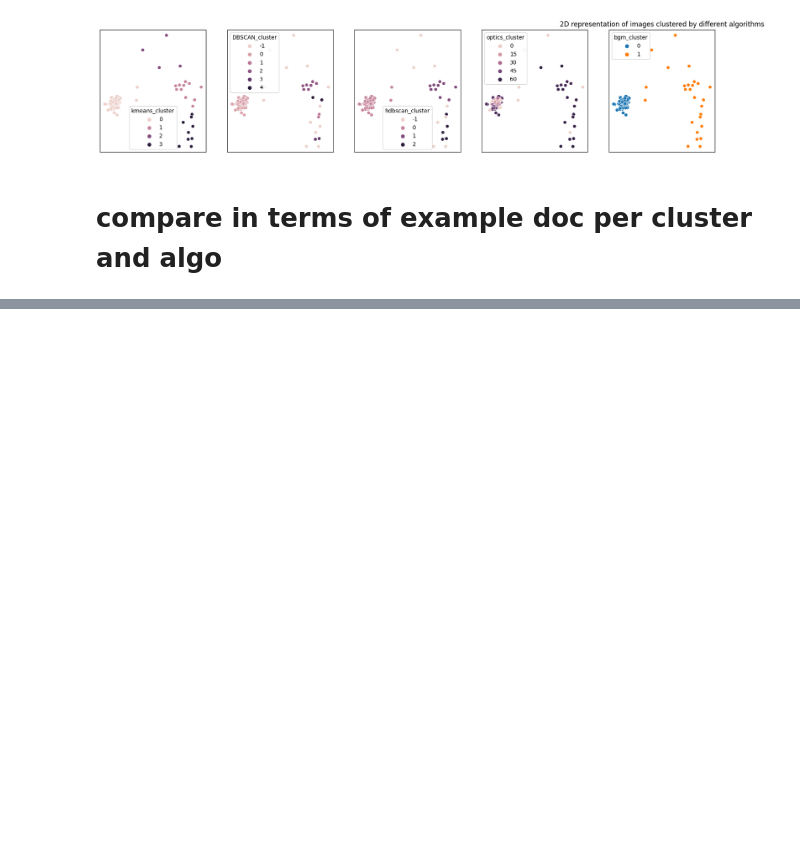
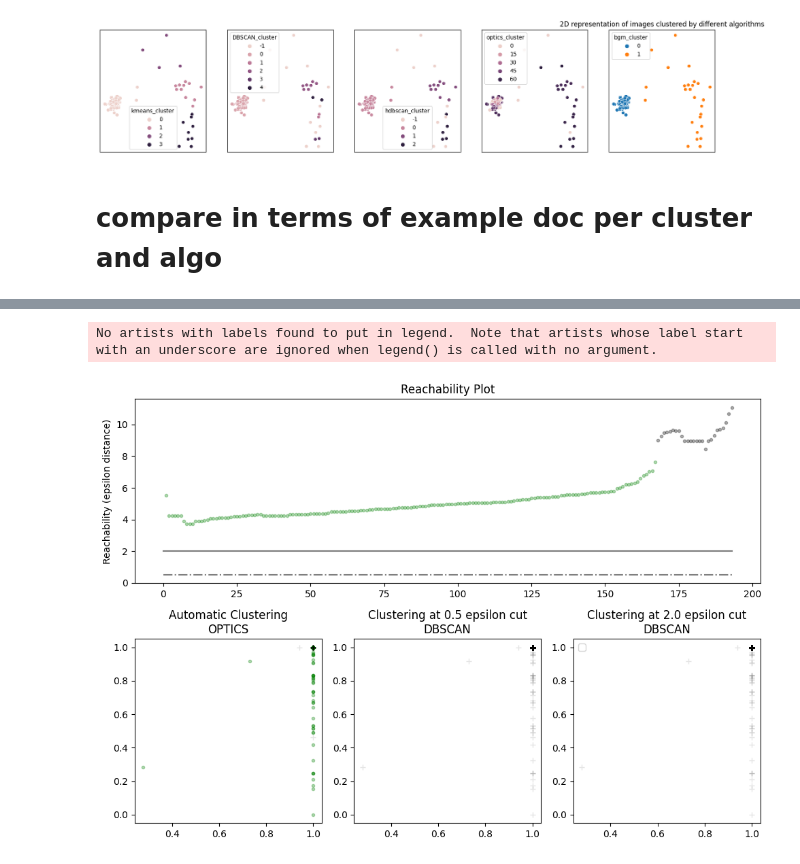
Before and after one commit to KlaraGtknst/topic-analysis-text-data, a Jupyter notebook: image_clustering.ipynb, the cells around one changed output, grey strips where cells are left out. Saved outputs shown, nothing was run; the diff lists cells and outputs as text; code cells hidden in the pictures; blank space fills up the shorter version.

Commit message:
feat: different OPTICS settings

```diff
--- a/image_clustering.ipynb
+++ b/image_clustering.ipynb
@@ -260,0 +321,78 @@ for algo in algos:
+# %%
+import matplotlib.gridspec as gridspec
+import matplotlib.pyplot as plt
+import numpy as np
+
+from sklearn.cluster import OPTICS, cluster_optics_dbscan
+
+
+# Run the fit
+clust = OPTICS(min_samples=10)
+clust.fit(documents)
+
+labels_050 = cluster_optics_dbscan(
+    reachability=clust.reachability_,
+    core_distances=clust.core_distances_,
+    ordering=clust.ordering_,
+    eps=0.5,
+)
+labels_200 = cluster_optics_dbscan(
+    reachability=clust.reachability_,
+    core_distances=clust.core_distances_,
+    ordering=clust.ordering_,
+    eps=2,
+)
+
+space = np.arange(len(documents))
+reachability = clust.reachability_[clust.ordering_]
+labels = clust.labels_[clust.ordering_]
+
+plt.figure(figsize=(10, 7))
+G = gridspec.GridSpec(2, 3)
+ax1 = plt.subplot(G[0, :])
+ax2 = plt.subplot(G[1, 0])
+ax3 = plt.subplot(G[1, 1])
+ax4 = plt.subplot(G[1, 2])
+
+# Reachability plot
+colors = ["g.", "r.", "b.", "y.", "c."]
+for klass, color in zip(range(0, 5), colors):
+    Xk = space[labels == klass]
+    Rk = reachability[labels == klass]
+    ax1.plot(Xk, Rk, color, alpha=0.3, label=(f"class {klass}" if len(Xk) > 0 else None))
+ax1.plot(space[labels == -1], reachability[labels == -1], "k.", alpha=0.3, label="noise")
+ax1.plot(space, np.full_like(space, 2.0, dtype=float), "k-", alpha=0.5) # DBCAN epsilon 2
+ax1.plot(space, np.full_like(space, 0.5, dtype=float), "k-.", alpha=0.5)    # DBCAN epsilon 0.5
+ax1.set_ylabel("Reachability (epsilon distance)")
+ax1.set_title("Reachability Plot")
+plt.legend(loc="upper left")
+
+# OPTICS
+colors = ["g.", "r.", "b.", "y.", "c."]
+for klass, color in zip(range(0, 5), colors):
+    Xk = documents[clust.labels_ == klass]
+    ax2.plot(Xk[:, 0], Xk[:, 1], color, alpha=0.3)
+ax2.plot(documents[clust.labels_ == -1, 0], documents[clust.labels_ == -1, 1], "k+", alpha=0.1)
+ax2.set_title("Automatic Clustering\nOPTICS")
+
+# DBSCAN at 0.5
+colors = ["g.", "r.", "b.", "c."]
+for klass, color in zip(range(0, 4), colors):
+    Xk = documents[labels_050 == klass]
+    ax3.plot(Xk[:, 0], Xk[:, 1], color, alpha=0.3)
+ax3.plot(documents[labels_050 == -1, 0], documents[labels_050 == -1, 1], "k+", alpha=0.1)
+ax3.set_title("Clustering at 0.5 epsilon cut\nDBSCAN")
+
+# DBSCAN at 2.
+colors = ["g.", "m.", "y.", "c."]
+for klass, color in zip(range(0, 4), colors):
+    Xk = documents[labels_200 == klass]
+    ax4.plot(Xk[:, 0], Xk[:, 1], color, alpha=0.3)
+ax4.plot(documents[labels_200 == -1, 0], documents[labels_200 == -1, 1], "k+", alpha=0.1)
+ax4.set_title("Clustering at 2.0 epsilon cut\nDBSCAN")
+
+plt.tight_layout()
+plt.show()
+# %% [output]
+No artists with labels found to put in legend.  Note that artists whose label start with an underscore are ignored when legend() is called with no argument.
+[figure, added]
```
Also changed, not shown: parts of 17 cells of this notebook, 5 other files.
